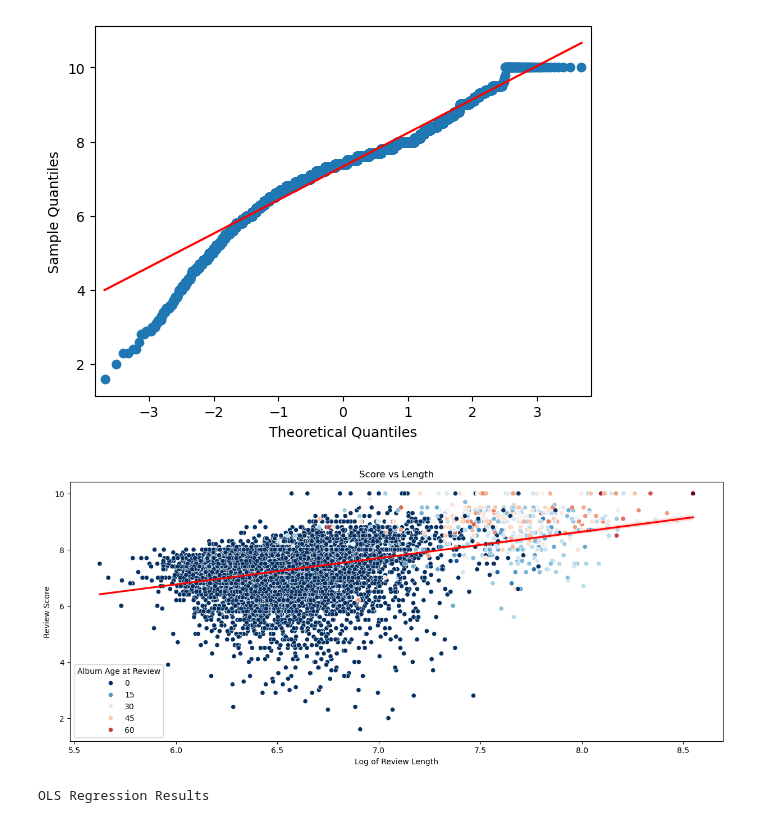
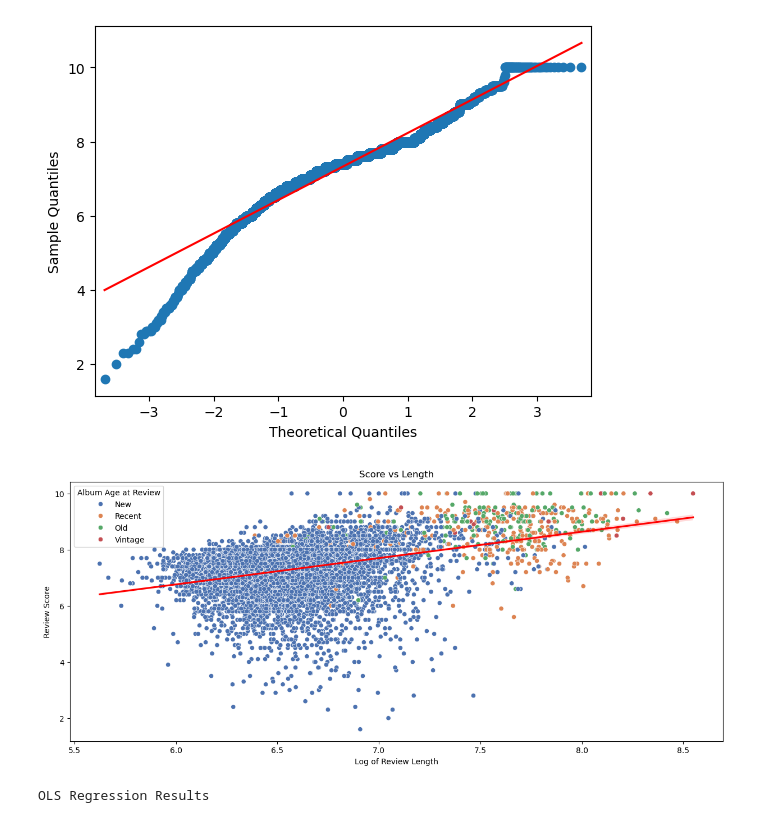
Before and after one commit to skunitzlevy/ds6021-pitchfork, a Jupyter notebook: Finn_analysis.ipynb, the cells around one changed output. Cells and saved outputs as stored; diff of their text form; code cells hidden in the pictures.

Commit message:
visualizations final for  article

```diff
--- a/Finn_analysis.ipynb
+++ b/Finn_analysis.ipynb
@@ -170,31 +170,33 @@ sm.qqplot(df1['score'], line='s')
 # %%
 df1['log_length'] = np.log(df1['length'])
 # %%
+df1['age_category'] = pd.cut(df1['review_release_difference'], bins=4, labels=["New", "Recent", "Old", "Vintage"])
+
 plt.figure(figsize=(15, 6))
 sns.scatterplot(
     data=df1,
     x="log_length",
     y="score",
-    hue="review_release_difference",
-    palette="RdBu_r",
+    hue="age_category",
+    palette="deep",
     #edgecolor="black"
 )
 sns.regplot(
     data=df1,
     x="log_length",
     y="score",
     scatter=False,
     color="red"
 )
 plt.title("Score vs Length")
 plt.xlabel("Log of Review Length")
 plt.ylabel("Review Score")
 plt.legend(title="Album Age at Review")
 if not os.path.exists("Visualizations/pitchfork_album_age.png"):
     plt.savefig("Visualizations/pitchfork_album_age.png")
 plt.show()
 # %% [output]
-[figure, old version]
+[figure, new version]
 # %%
 smf.ols('score ~ length + review_release_difference + followers_count + reviewer_reviews', data=df).fit().summary()
 # %% [output]
```
Also changed, not shown: 1 other file.
